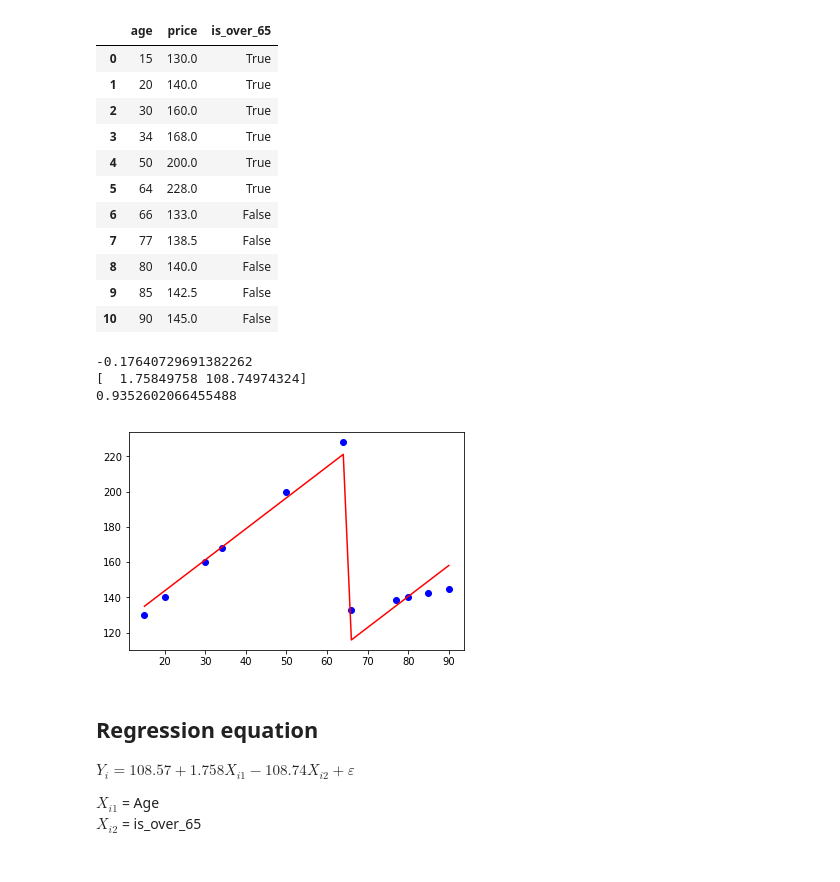
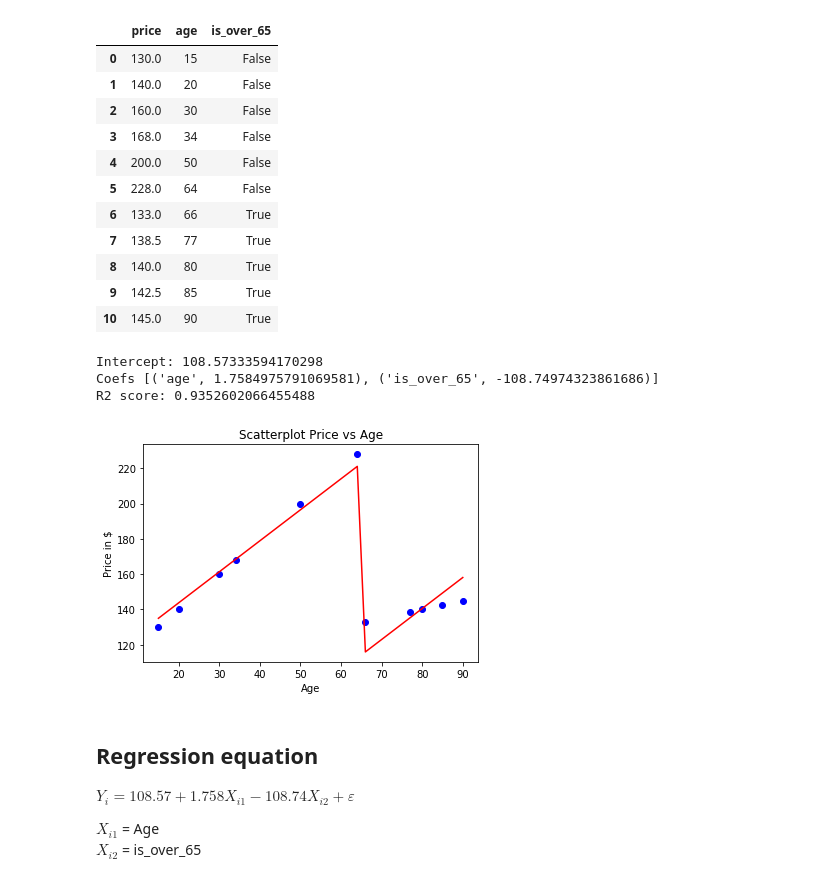
Before and after one commit to berkurka/python_lessons, a Jupyter notebook: Linear Regression/feature_engineering.ipynb, the cells around one changed output. Drawn from its saved outputs; the diff is of its cells as text; code cells hidden in the pictures.

```diff
--- a/Linear Regression/feature_engineering.ipynb
+++ b/Linear Regression/feature_engineering.ipynb
@@ -21,12 +21,11 @@ We were able to buy 4 tickets online for people with different ages.
 ages = [15, 20, 30, 34, 50, 64,  66, 77, 80, 85, 90]
 prices= [130, 140, 160, 168, 200, 228, 133.0, 138.5, 140.0, 142.5, 145.0]
 
-transform = lambda x: 100 + (2 * x) if x < 65 else 100 + (x * 0.5)
+# transform = lambda x: 100 + (2 * x) if x < 65 else 100 + (x * 0.5)
+# prices = []
+# for i in ages:
+#     prices.append(transform(i))
 
-prices = []
-for i in ages:
-    prices.append(transform(i))
-
-df = pd.DataFrame(list(zip(ages, prices)), columns=['age', 'price'])
+df = pd.DataFrame(list(zip(prices, ages)), columns=['price', 'age'])
 df
 # %% [output]
@@ -67,18 +78,18 @@ print(r2_score(y, y_hat))
 # %%
 # Lets Create a categorical Variable to indicate that age is over 65
-df['is_over_65'] = df['age'] < 65
+df['is_over_65'] = df['age'] > 65
 # %%
 df
 # %% [output]
-|  | age | price | is_over_65 |
-| 0 | 15 | 130.0 | True |
-| 1 | 20 | 140.0 | True |
-| 2 | 30 | 160.0 | True |
-| 3 | 34 | 168.0 | True |
-| 4 | 50 | 200.0 | True |
-| 5 | 64 | 228.0 | True |
-| 6 | 66 | 133.0 | False |
-| 7 | 77 | 138.5 | False |
-| 8 | 80 | 140.0 | False |
-| 9 | 85 | 142.5 | False |
-| 10 | 90 | 145.0 | False |
+|  | price | age | is_over_65 |
+| 0 | 130.0 | 15 | False |
+| 1 | 140.0 | 20 | False |
+| 2 | 160.0 | 30 | False |
+| 3 | 168.0 | 34 | False |
+| 4 | 200.0 | 50 | False |
+| 5 | 228.0 | 64 | False |
+| 6 | 133.0 | 66 | True |
+| 7 | 138.5 | 77 | True |
+| 8 | 140.0 | 80 | True |
+| 9 | 142.5 | 85 | True |
+| 10 | 145.0 | 90 | True |
@@ -88,24 +96,30 @@ y = df['price']
 # %%
+x = df[['age', 'is_over_65']]
+y = df['price']
+
 model = LinearRegression(fit_intercept=True)
 model.fit(x, y)
 
 # Create predict using our model and the values in X:
 y_hat = model.predict(x)
 
 # Plot those predicted values, which is the same as plotting the model:
 plt.plot(x['age'], y,  'bo')
 plt.plot(x['age'], y_hat, 'r');
+plt.title("Scatterplot Price vs Age")
+plt.xlabel("Age")
+plt.ylabel("Price in $")
 
-print(model.intercept_)
-print(model.coef_)
+print('Intercept:', model.intercept_)
+print('Coefs', list(zip(x.columns, model.coef_)))
 
 # R2 score
-print(r2_score(y, y_hat))
+print('R2 score:', r2_score(y, y_hat))
 # %% [output]
--0.17640729691382262
-[  1.75849758 108.74974324]
-0.9352602066455488
+Intercept: 108.57333594170298
+Coefs [('age', 1.7584975791069581), ('is_over_65', -108.74974323861686)]
+R2 score: 0.9352602066455488
-[figure, old version]
+[figure, new version]
 # %% [markdown]
 ## Regression equation
 
```
Also changed, not shown: parts of 28 cells of this notebook, 1 other file.
